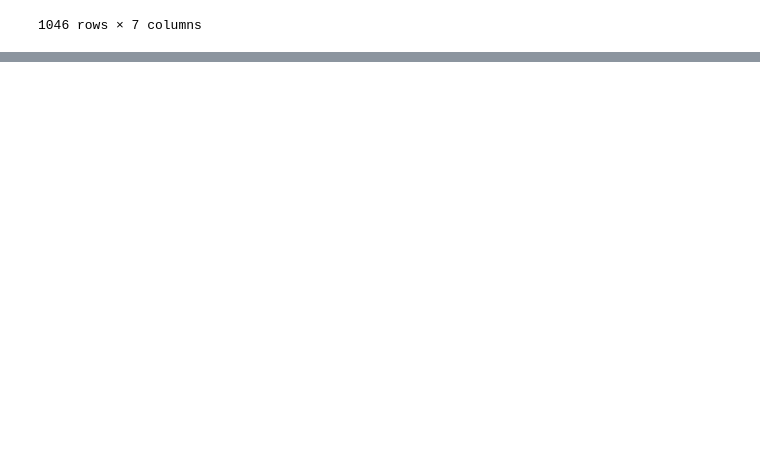
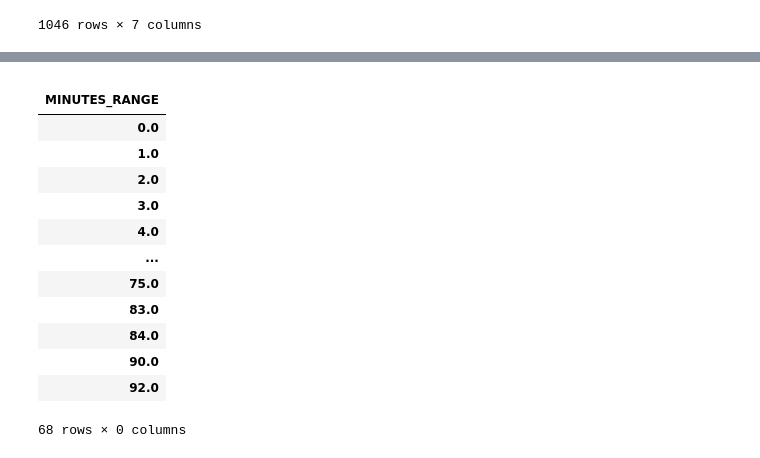
Before and after one commit to xthomas/Podcast-Audit, a Jupyter notebook: podcast_audit.ipynb, the cells around one changed output, grey strips where cells are left out. Drawn from its saved outputs; the diff is of its cells as text; code cells hidden in the pictures; blank space fills up the shorter version.

```diff
--- a/podcast_audit.ipynb
+++ b/podcast_audit.ipynb
@@ -322,0 +341,22 @@ channels
+# %%
+#Create an Index of the years, to plot against
+minutesaudit = pd.DataFrame(index=set(MinutesIndex))
+yearsaudit = pd.DataFrame(index=set(YearsIndex)).sort_index(ascending = True)
+minutesaudit.index.name = "MINUTES_RANGE"
+yearsaudit.index.name = "YEARS_RANGE"
+minutesaudit
+# %% [output]
+|  |
+| MINUTES_RANGE |
+| 0.0 |
+| 1.0 |
+| 2.0 |
+| 3.0 |
+| 4.0 |
+| ... |
+| 75.0 |
+| 83.0 |
+| 84.0 |
+| 90.0 |
+| 92.0 |
+68 rows × 0 columns
```
Also changed, not shown: parts of 16 cells of this notebook.
